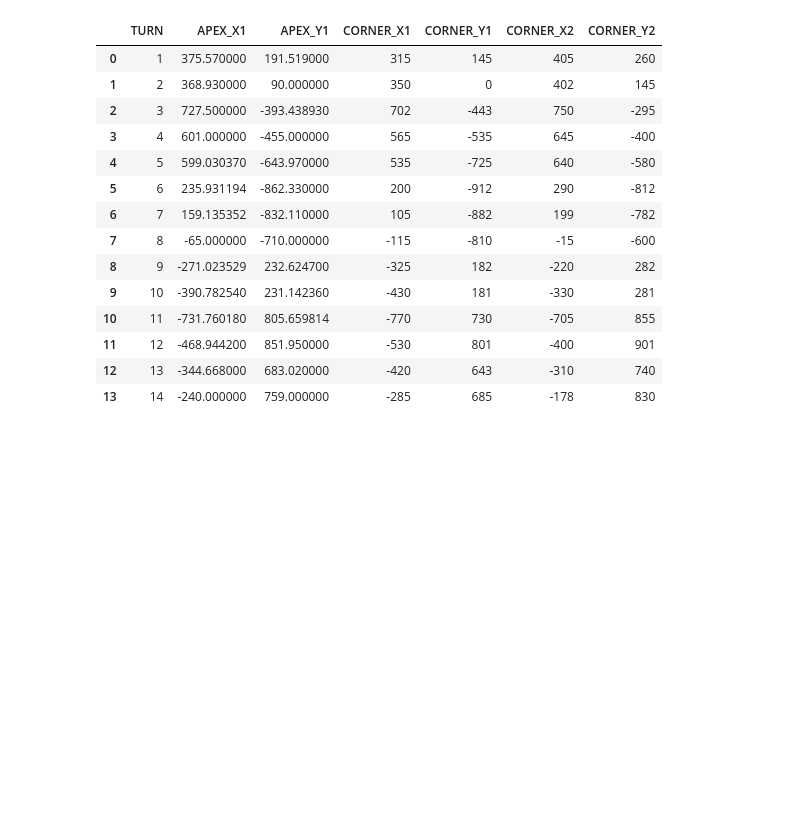
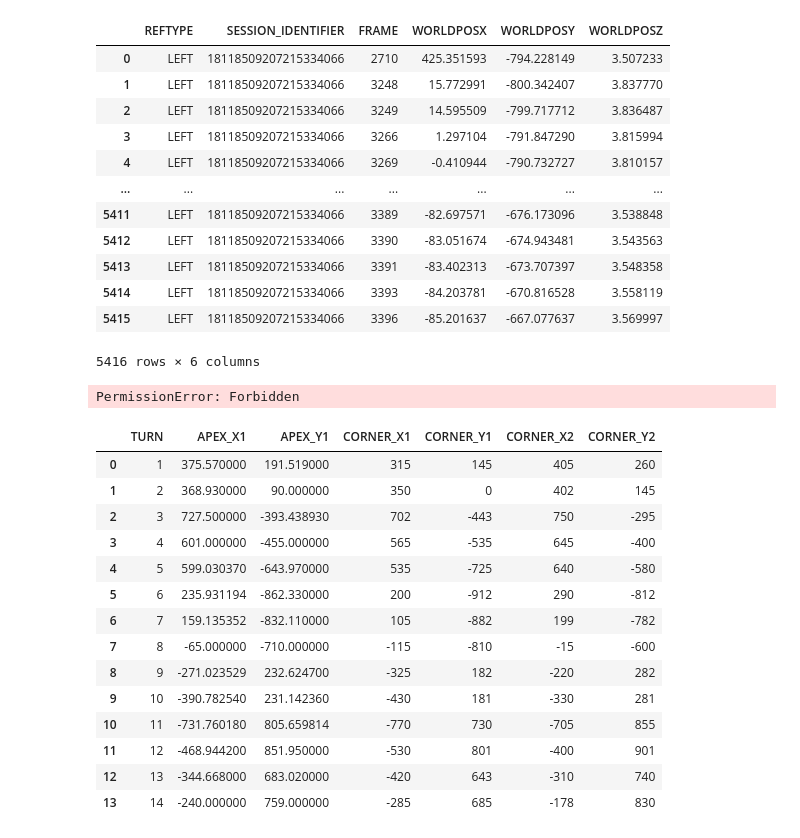
Before and after one commit to Bgon01/Data3001-capstone, a Jupyter notebook: turns_plot.ipynb, the cells around one changed output. Saved outputs shown, nothing was run; the diff lists cells and outputs as text; code cells hidden in the pictures; blank space fills up the shorter version.

```diff
--- a/turns_plot.ipynb
+++ b/turns_plot.ipynb
@@ -3,8 +3,28 @@ import pandas as pd
 import numpy as np
 import matplotlib.pyplot as plt
 from mpl_toolkits.mplot3d import Axes3D
+# %%
+df = pd.read_csv("https://data3001-racing.s3.ap-southeast-2.amazonaws.com/f1sim-ref-right.csv")
+# %%
+df
+# %% [output]
+|  | REFTYPE | SESSION_IDENTIFIER | FRAME | WORLDPOSX | WORLDPOSY | WORLDPOSZ |
+| 0 | LEFT | 18118509207215334066 | 2710 | 425.351593 | -794.228149 | 3.507233 |
+| 1 | LEFT | 18118509207215334066 | 3248 | 15.772991 | -800.342407 | 3.837770 |
+| 2 | LEFT | 18118509207215334066 | 3249 | 14.595509 | -799.717712 | 3.836487 |
+| 3 | LEFT | 18118509207215334066 | 3266 | 1.297104 | -791.847290 | 3.815994 |
+| 4 | LEFT | 18118509207215334066 | 3269 | -0.410944 | -790.732727 | 3.810157 |
+| ... | ... | ... | ... | ... | ... | ... |
+| 5411 | LEFT | 18118509207215334066 | 3389 | -82.697571 | -676.173096 | 3.538848 |
+| 5412 | LEFT | 18118509207215334066 | 3390 | -83.051674 | -674.943481 | 3.543563 |
+| 5413 | LEFT | 18118509207215334066 | 3391 | -83.402313 | -673.707397 | 3.548358 |
+| 5414 | LEFT | 18118509207215334066 | 3393 | -84.203781 | -670.816528 | 3.558119 |
+| 5415 | LEFT | 18118509207215334066 | 3396 | -85.201637 | -667.077637 | 3.569997 |
+5416 rows × 6 columns
 # %%
-turns_df = pd.read_csv("data/f1sim-ref-turns.csv")
+turns_df = pd.read_csv("s3://data3001-racing/f1sim-ref-turns.csv")
+# %% [output]
+PermissionError: Forbidden
 # %%
 turns_df
 # %% [output]
```
